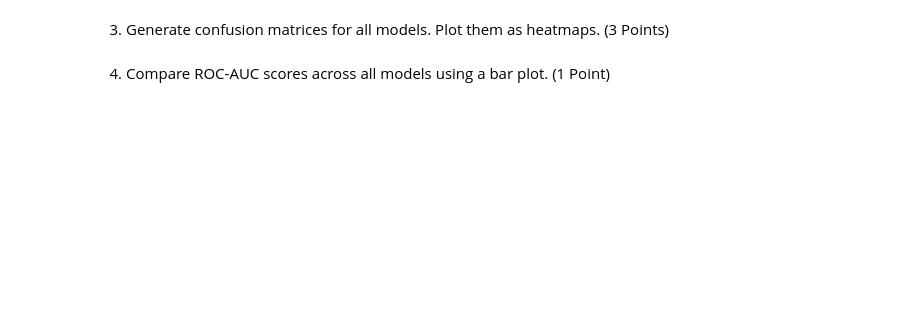
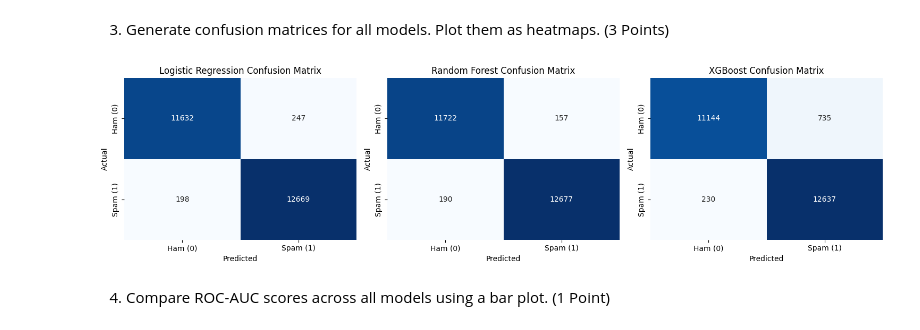
Before and after one commit to IVSource/ml_security_ws25, a Jupyter notebook: Exercise 3/mls_ws25_exercise_3d_spam_email_classification.ipynb, the cells around one changed output. Drawn from its saved outputs; the diff is of its cells as text; code cells hidden in the pictures; blank space fills up the shorter version.

```diff
--- a/Exercise 3/mls_ws25_exercise_3d_spam_email_classification.ipynb
+++ b/Exercise 3/mls_ws25_exercise_3d_spam_email_classification.ipynb
@@ -531,3 +723,17 @@ Train three different classifiers to distinguish between ham and spam.
 In this task you evaluate the performances of the three models with several different statistics and draw conclusions.
 # %% [markdown]
 1. Predict the labels of the test set for all three models. (1 Point)
+# %%
+# 1. Logistic Regression
+y_pred_logreg = log_reg.predict(X_test_tfidf)
+
+# 2. Random Forest
+y_pred_rf = rf_model.predict(X_test_tfidf)
+
+# 3. XGBoost
+y_pred_xgb = xgb_model.predict(X_test_tfidf)
+
+# Kontrolle: erste 10 Vorhersagen je Modell
+print("Logistic Regression Predictions:", y_pred_logreg[:10])
+print("Random Forest Predictions:", y_pred_rf[:10])
+print("XGBoost Predictions:", y_pred_xgb[:10])
@@ -536,4 +787,34 @@ In this task you evaluate the performances of the three models with several diff
 # %% [markdown]
 3. Generate confusion matrices for all models. Plot them as heatmaps. (3 Points)
+# %%
+import matplotlib.pyplot as plt
+import seaborn as sns
+from sklearn.metrics import confusion_matrix
+
+# Angenommen, du hast y_test und die Vorhersagen der drei Modelle:
+# y_pred_logreg, y_pred_rf, y_pred_xgb
+
+models = {
+    "Logistic Regression": y_pred_logreg,
+    "Random Forest": y_pred_rf,
+    "XGBoost": y_pred_xgb
+}
+
+plt.figure(figsize=(15, 4))
+
+for i, (name, y_pred) in enumerate(models.items(), 1):
+    cm = confusion_matrix(y_test, y_pred)
+    plt.subplot(1, 3, i)
+    sns.heatmap(cm, annot=True, fmt='d', cmap='Blues', cbar=False,
+                xticklabels=['Ham (0)', 'Spam (1)'],
+                yticklabels=['Ham (0)', 'Spam (1)'])
+    plt.title(f"{name} Confusion Matrix")
+    plt.xlabel("Predicted")
+    plt.ylabel("Actual")
+
+plt.tight_layout()
+plt.show()
+# %% [output]
+[figure, added]
 # %% [markdown]
 4. Compare ROC-AUC scores across all models using a bar plot. (1 Point)
```
Also changed, not shown: parts of 12 cells of this notebook.
